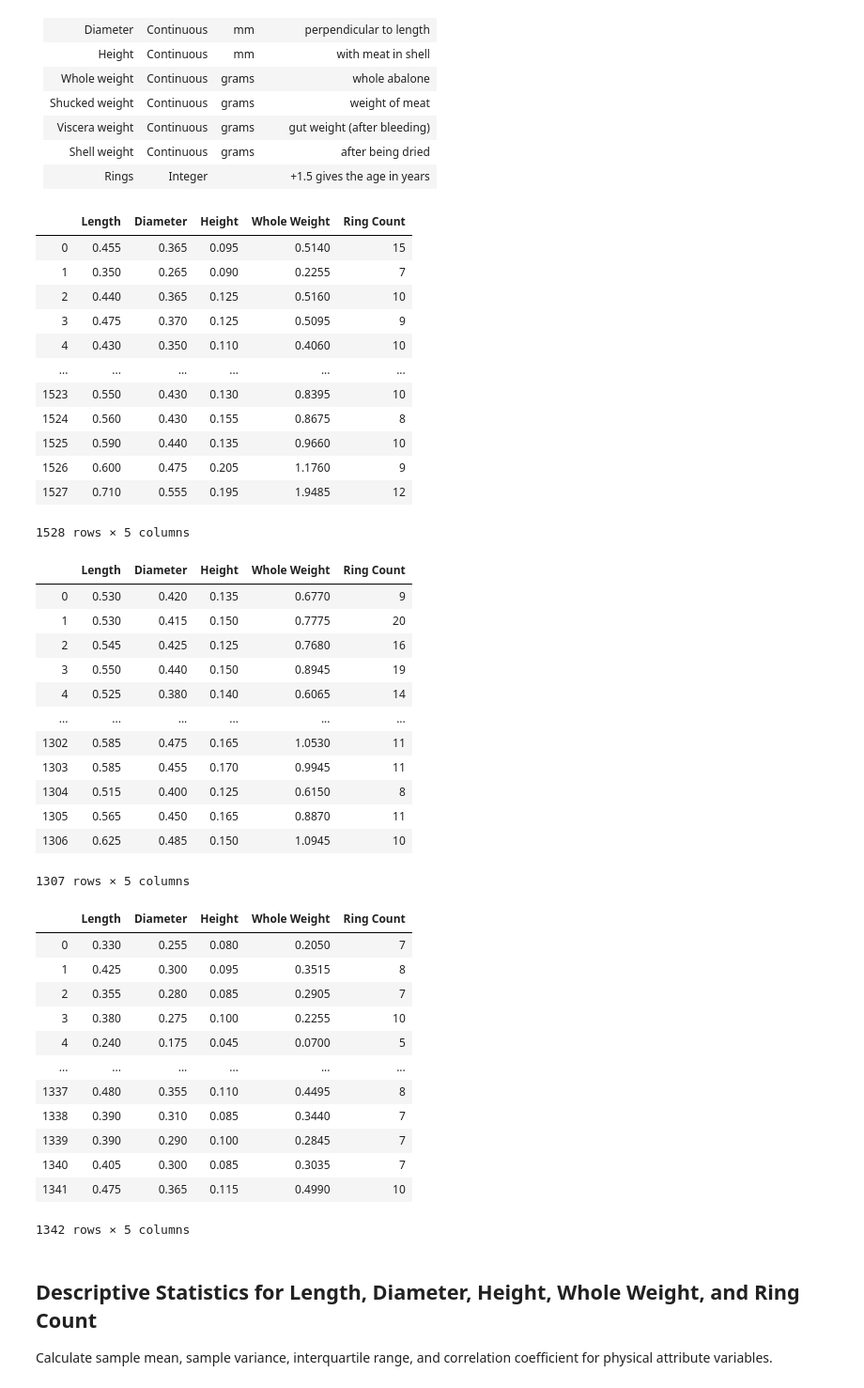
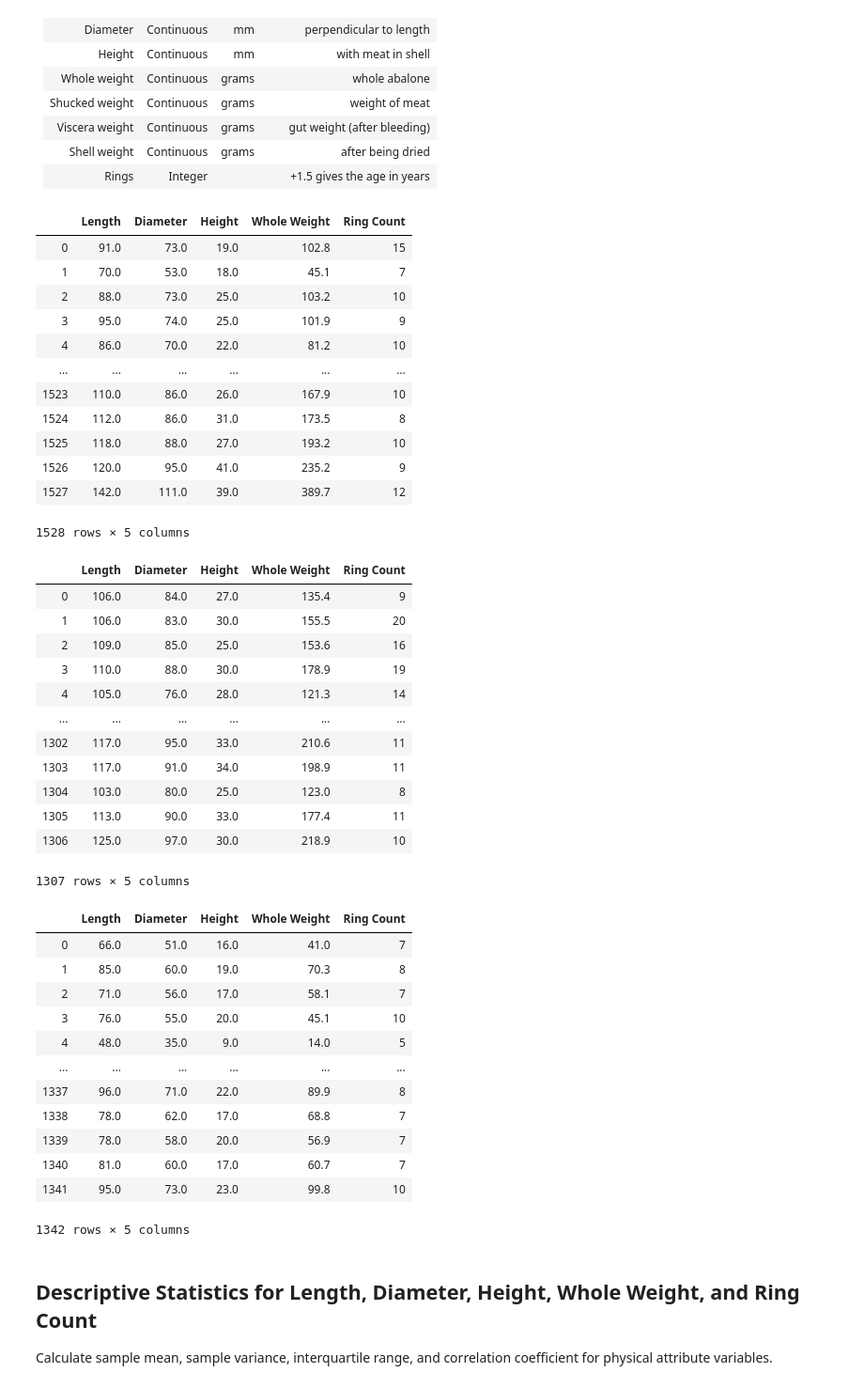
Before and after one commit to thokieu/Abalone-Regression, a Jupyter notebook: Workbook.ipynb, the cells around one changed output. Shown at 94% size. Cells and saved outputs as stored; diff of their text form; code cells hidden in the pictures.

```diff
--- a/Workbook.ipynb
+++ b/Workbook.ipynb
@@ -57,69 +57,77 @@ The attributes have been scaled by 1/200 for their previous applications in ANN
 # %%
 # Import the .data file into a dataframe with column headers listed below.
 Aba_data = pd.read_csv("abalone.data", names = ['Sex', 'Length', 'Diameter', 'Height', 'Whole Weight', 'Shucked Weight', 'Viscera Weight', 'Shell Weight','Ring Count'])
 
 # Next step is to seperate the male, female, and infant abalone data to minimize confounding factors.
 # Invoking the "df.loc" method to return the seperated abalone data based on sex to their new corresponding dataframes.
 Aba_data_male = Aba_data.loc[Aba_data['Sex'] == 'M']
 Aba_data_female = Aba_data.loc[Aba_data['Sex'] == 'F']
 Aba_data_inf = Aba_data.loc[Aba_data['Sex'] == 'I']
 
 # Dropping the "Sex" column within their respective dataframes to reduce redundant information.
 Aba_data_male = Aba_data_male.drop(['Sex'], axis = 1)
 Aba_data_female = Aba_data_female.drop(['Sex'], axis = 1)
 Aba_data_inf = Aba_data_inf.drop(['Sex'], axis = 1)
 
 # Resetting index starting at 0 enumerating until the last data point within respective dataframes making sure to not include the old segmented indices.
 Aba_data_male = Aba_data_male.reset_index(drop = True)
 Aba_data_female = Aba_data_female.reset_index(drop = True)
 Aba_data_inf = Aba_data_inf.reset_index(drop = True)
 
 # Non-destructive measurements are length, height, diameter, and weight. Removing the shucked, viscera, and shell weight data.
 # Keeping the ring count as response variable.
 Aba_data_male = Aba_data_male.drop(['Shucked Weight', 'Viscera Weight', 'Shell Weight'], axis = 1)
 Aba_data_female = Aba_data_female.drop(['Shucked Weight', 'Viscera Weight', 'Shell Weight'], axis = 1)
 Aba_data_inf = Aba_data_inf.drop(['Shucked Weight', 'Viscera Weight', 'Shell Weight'], axis = 1)
 
+pred_col = ['Length', 'Diameter', 'Height', 'Whole Weight']
+
+# Scaling up by 200 to restore the original values.
+for col in pred_col:
+    Aba_data_male[col] = Aba_data_male[col] * 200
+    Aba_data_female[col] = Aba_data_female[col] * 200
+    Aba_data_inf[col] = Aba_data_inf[col] * 200
+
 display(Aba_data_male, Aba_data_female, Aba_data_inf)
 # %% [output]
 |  | Length | Diameter | Height | Whole Weight | Ring Count |
-| 0 | 0.455 | 0.365 | 0.095 | 0.5140 | 15 |
-| 1 | 0.350 | 0.265 | 0.090 | 0.2255 | 7 |
-| 2 | 0.440 | 0.365 | 0.125 | 0.5160 | 10 |
-| 3 | 0.475 | 0.370 | 0.125 | 0.5095 | 9 |
-| 4 | 0.430 | 0.350 | 0.110 | 0.4060 | 10 |
+| 0 | 91.0 | 73.0 | 19.0 | 102.8 | 15 |
+| 1 | 70.0 | 53.0 | 18.0 | 45.1 | 7 |
+| 2 | 88.0 | 73.0 | 25.0 | 103.2 | 10 |
+| 3 | 95.0 | 74.0 | 25.0 | 101.9 | 9 |
+| 4 | 86.0 | 70.0 | 22.0 | 81.2 | 10 |
 | ... | ... | ... | ... | ... | ... |
-| 1523 | 0.550 | 0.430 | 0.130 | 0.8395 | 10 |
-| 1524 | 0.560 | 0.430 | 0.155 | 0.8675 | 8 |
-| 1525 | 0.590 | 0.440 | 0.135 | 0.9660 | 10 |
-| 1526 | 0.600 | 0.475 | 0.205 | 1.1760 | 9 |
-| 1527 | 0.710 | 0.555 | 0.195 | 1.9485 | 12 |
+| 1523 | 110.0 | 86.0 | 26.0 | 167.9 | 10 |
+| 1524 | 112.0 | 86.0 | 31.0 | 173.5 | 8 |
+| 1525 | 118.0 | 88.0 | 27.0 | 193.2 | 10 |
+| 1526 | 120.0 | 95.0 | 41.0 | 235.2 | 9 |
+| 1527 | 142.0 | 111.0 | 39.0 | 389.7 | 12 |
 1528 rows × 5 columns
 |  | Length | Diameter | Height | Whole Weight | Ring Count |
-| 0 | 0.530 | 0.420 | 0.135 | 0.6770 | 9 |
-| 1 | 0.530 | 0.415 | 0.150 | 0.7775 | 20 |
-| 2 | 0.545 | 0.425 | 0.125 | 0.7680 | 16 |
-| 3 | 0.550 | 0.440 | 0.150 | 0.8945 | 19 |
-| 4 | 0.525 | 0.380 | 0.140 | 0.6065 | 14 |
+| 0 | 106.0 | 84.0 | 27.0 | 135.4 | 9 |
+| 1 | 106.0 | 83.0 | 30.0 | 155.5 | 20 |
+| 2 | 109.0 | 85.0 | 25.0 | 153.6 | 16 |
+| 3 | 110.0 | 88.0 | 30.0 | 178.9 | 19 |
+| 4 | 105.0 | 76.0 | 28.0 | 121.3 | 14 |
 | ... | ... | ... | ... | ... | ... |
-| 1302 | 0.585 | 0.475 | 0.165 | 1.0530 | 11 |
-| 1303 | 0.585 | 0.455 | 0.170 | 0.9945 | 11 |
-| 1304 | 0.515 | 0.400 | 0.125 | 0.6150 | 8 |
-| 1305 | 0.565 | 0.450 | 0.165 | 0.8870 | 11 |
-| 1306 | 0.625 | 0.485 | 0.150 | 1.0945 | 10 |
+| 1302 | 117.0 | 95.0 | 33.0 | 210.6 | 11 |
+| 1303 | 117.0 | 91.0 | 34.0 | 198.9 | 11 |
+| 1304 | 103.0 | 80.0 | 25.0 | 123.0 | 8 |
+| 1305 | 113.0 | 90.0 | 33.0 | 177.4 | 11 |
+| 1306 | 125.0 | 97.0 | 30.0 | 218.9 | 10 |
 1307 rows × 5 columns
 |  | Length | Diameter | Height | Whole Weight | Ring Count |
-| 0 | 0.330 | 0.255 | 0.080 | 0.2050 | 7 |
-| 1 | 0.425 | 0.300 | 0.095 | 0.3515 | 8 |
-| 2 | 0.355 | 0.280 | 0.085 | 0.2905 | 7 |
-| 3 | 0.380 | 0.275 | 0.100 | 0.2255 | 10 |
-| 4 | 0.240 | 0.175 | 0.045 | 0.0700 | 5 |
+| 0 | 66.0 | 51.0 | 16.0 | 41.0 | 7 |
+| 1 | 85.0 | 60.0 | 19.0 | 70.3 | 8 |
+| 2 | 71.0 | 56.0 | 17.0 | 58.1 | 7 |
+| 3 | 76.0 | 55.0 | 20.0 | 45.1 | 10 |
+| 4 | 48.0 | 35.0 | 9.0 | 14.0 | 5 |
 | ... | ... | ... | ... | ... | ... |
-| 1337 | 0.480 | 0.355 | 0.110 | 0.4495 | 8 |
-| 1338 | 0.390 | 0.310 | 0.085 | 0.3440 | 7 |
-| 1339 | 0.390 | 0.290 | 0.100 | 0.2845 | 7 |
-| 1340 | 0.405 | 0.300 | 0.085 | 0.3035 | 7 |
-| 1341 | 0.475 | 0.365 | 0.115 | 0.4990 | 10 |
+| 1337 | 96.0 | 71.0 | 22.0 | 89.9 | 8 |
+| 1338 | 78.0 | 62.0 | 17.0 | 68.8 | 7 |
+| 1339 | 78.0 | 58.0 | 20.0 | 56.9 | 7 |
+| 1340 | 81.0 | 60.0 | 17.0 | 60.7 | 7 |
+| 1341 | 95.0 | 73.0 | 23.0 | 99.8 | 10 |
 1342 rows × 5 columns
 # %% [markdown]
 ## Descriptive Statistics for Length, Diameter, Height, Whole Weight, and Ring Count
```
Also changed, not shown: parts of 33 cells of this notebook.
